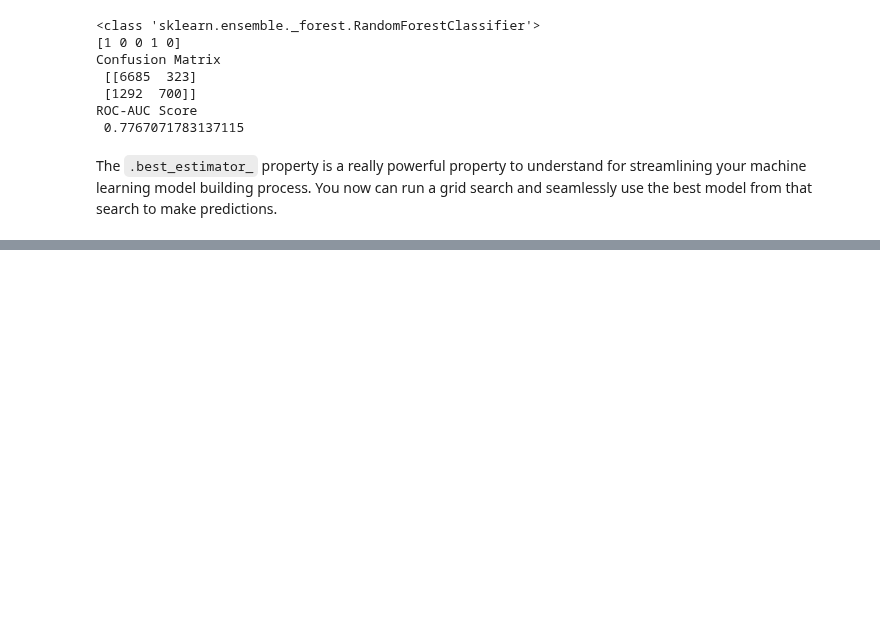
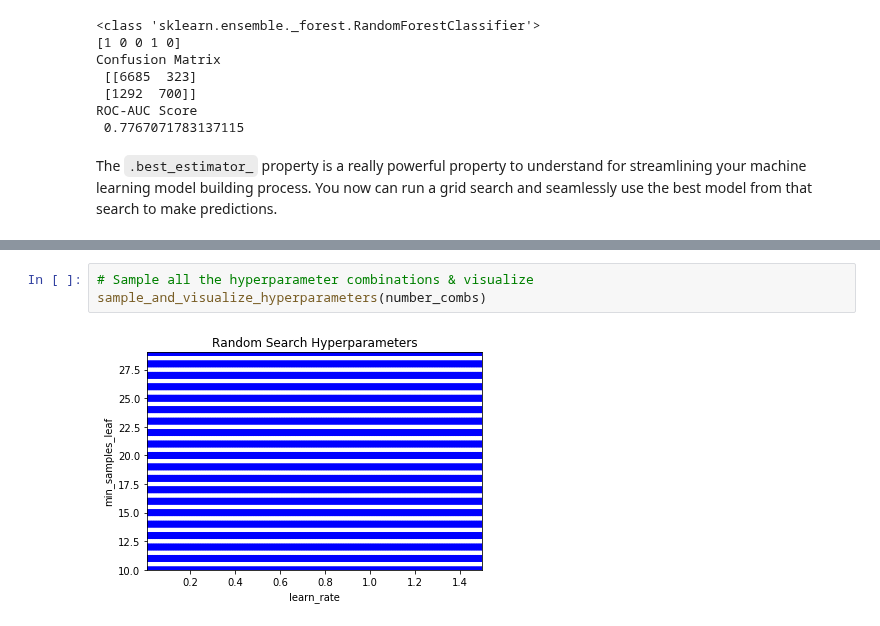
Before and after one commit to yeisonmontoya1815/Course-Machine-Learning-Python, a Jupyter notebook: 14. Hyperparameter Tuning in Python/14. Hyperparameter Tuning in Python.ipynb, the cells around one changed output, grey strips where cells are left out. Saved outputs shown, nothing was run; the diff lists cells and outputs as text; blank space fills up the shorter version.

```diff
--- a/14. Hyperparameter Tuning in Python/14. Hyperparameter Tuning in Python.ipynb
+++ b/14. Hyperparameter Tuning in Python/14. Hyperparameter Tuning in Python.ipynb
@@ -562,0 +728,5 @@ The `.best_estimator_` property is a really powerful property to understand for
+# %%
+# Sample all the hyperparameter combinations & visualize
+sample_and_visualize_hyperparameters(number_combs)
+# %% [output]
+[figure, added]
```
Also changed, not shown: parts of 22 cells of this notebook.
